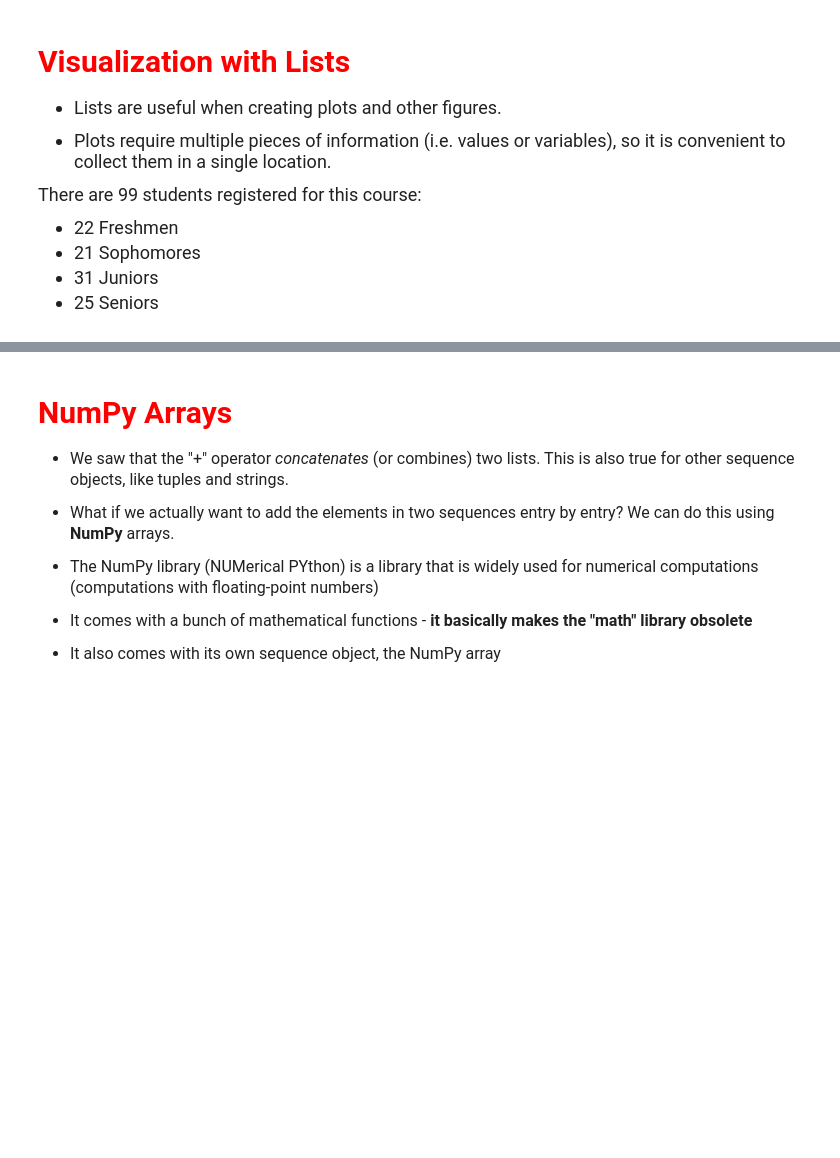
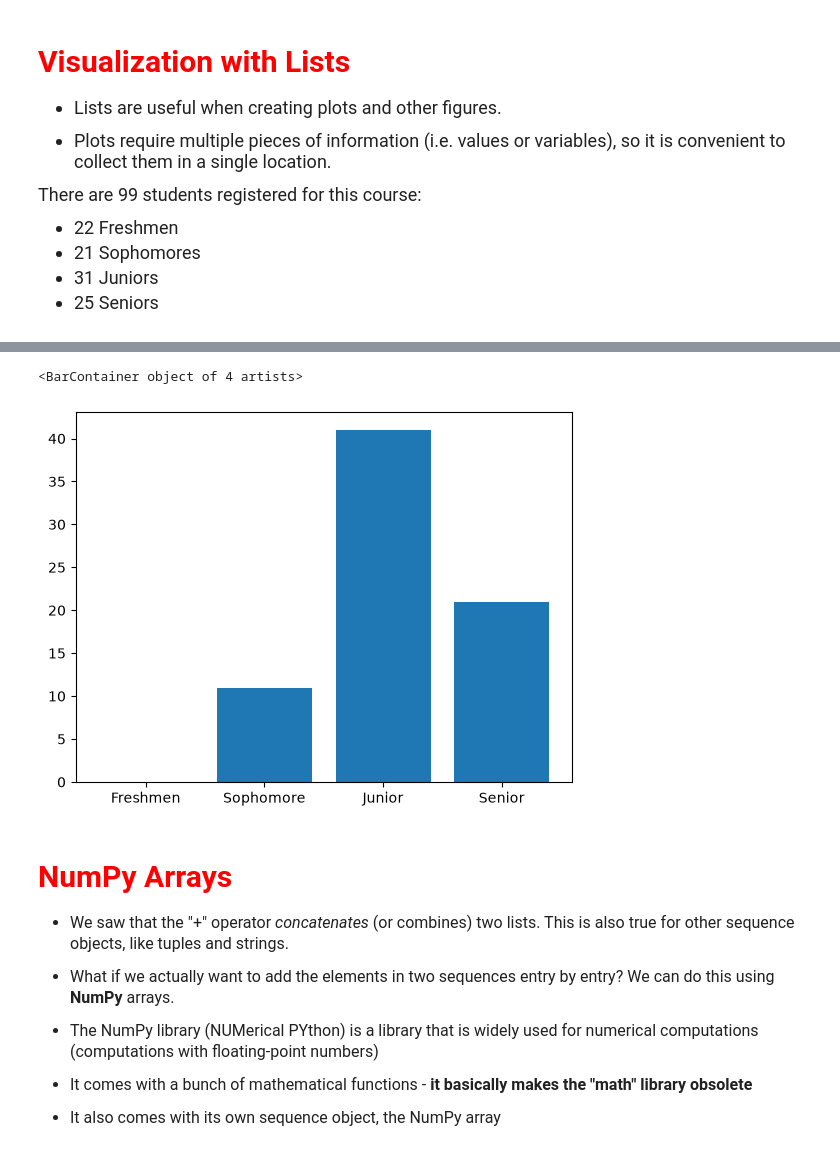
Before and after one commit to vzhu6/datasci151fall2026, a Jupyter notebook: lecture_04_other_sequence_objects/Lecture04 copy.ipynb, the cells around one changed output, grey strips where cells are left out. Drawn from its saved outputs; the diff is of its cells as text; code cells hidden in the pictures; blank space fills up the shorter version.

```diff
--- a/lecture_04_other_sequence_objects/Lecture04 copy.ipynb
+++ b/lecture_04_other_sequence_objects/Lecture04 copy.ipynb
@@ -175,5 +227,13 @@ help(plt.bar)
 # %%
 # create bar plot here
+
+categories = ["Freshmen", "Sophomore", "Junior", "Senior"]
+num_students = [0, 11, 41, 21]
+
+plt.bar(x = categories, height = num_students)
+# %% [output]
+<BarContainer object of 4 artists>
+[figure, added]
 # %% [markdown]
 # <span style="color:red; font-size:30px"> NumPy Arrays</span>
 
```
Also changed, not shown: parts of 22 cells of this notebook.
